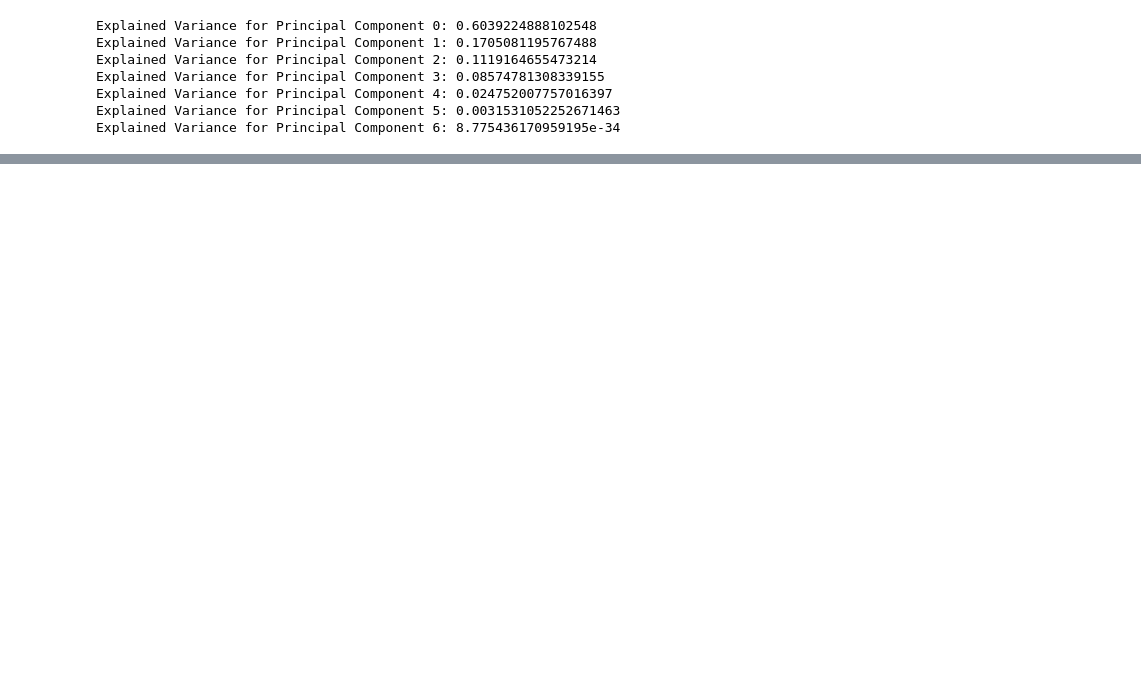
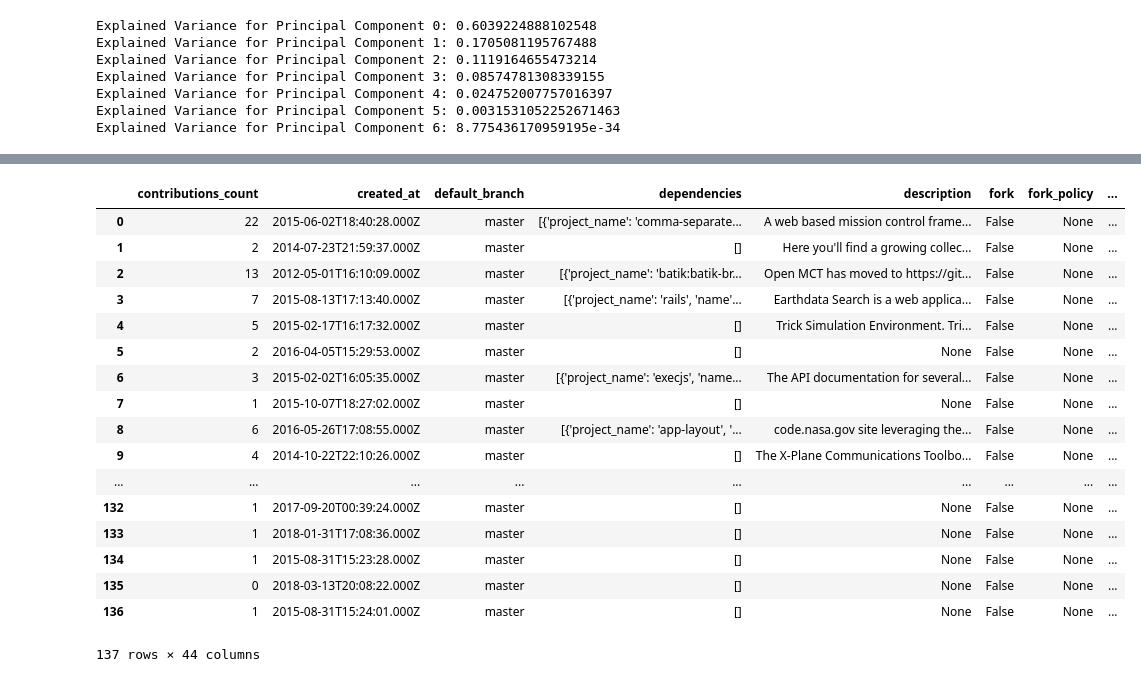
Before and after one commit to BriantOliveira/Topic-Modeling-NASA-Github, a Jupyter notebook: kernel.ipynb, the cells around one changed output, grey strips where cells are left out. Cells and saved outputs as stored; diff of their text form; code cells hidden in the pictures; blank space fills up the shorter version.

```diff
--- a/kernel.ipynb
+++ b/kernel.ipynb
@@ -700,0 +707,9 @@ Explained Variance for Principal Component 6: 8.775436170959195e-34
+# %%
+def divide_chunks(l, n):
+
+    # looping till length l
+    for i in range(0, len(l), n):
+        yield l[i:i + n]
+
+x = list(divide_chunks(names, 60))
+print (x)
@@ -700,0 +760,15 @@ Explained Variance for Principal Component 6: 8.775436170959195e-34
+# %%
+no_dependencies2 = []
+new_arr2 = []
+
+for value in x[1]:
+    url = f'https://libraries.io/api/github/{value}/dependencies?api_key=91f3f771438b366da564093e002a2c61'
+    r = requests.get(url)
+    if r.status_code == 404:
+        no_dependencies2.append((entry))
+    else:
+        depen = r.json()
+        new_arr2.append(depen)
+
+pretty_json(new_arr2)
+print(no_dependencies2)
@@ -700,0 +793,15 @@ Explained Variance for Principal Component 6: 8.775436170959195e-34
+# %%
+no_dependencies3 = []
+new_arr3 = []
+
+for value in x[2]:
+    url = f'https://libraries.io/api/github/{value}/dependencies?api_key=91f3f771438b366da564093e002a2c61'
+    r = requests.get(url)
+    if r.status_code == 404:
+        no_dependencies3.append((entry))
+    else:
+        proj_dependencies = r.json()
+        new_arr3.append(proj_dependencies)
+
+pretty_json(new_arr3)
+print(no_dependencies3)
@@ -700,0 +826,3 @@ Explained Variance for Principal Component 6: 8.775436170959195e-34
+# %%
+all_code_dependecies = new_arr + new_arr2 + new_arr3
+pretty_json(all_code_dependecies)
@@ -700,0 +847,22 @@ Explained Variance for Principal Component 6: 8.775436170959195e-34
+# %%
+dependencies_df = pd.DataFrame(all_code_dependecies)
+dependencies_df
+# %% [output]
+|  | contributions_count | created_at | default_branch | dependencies | description | fork | fork_policy | ... |
+| 0 | 22 | 2015-06-02T18:40:28.000Z | master | [{'project_name': 'comma-separate... | A web based mission control frame... | False | None | ... |
+| 1 | 2 | 2014-07-23T21:59:37.000Z | master | [] | Here you'll find a growing collec... | False | None | ... |
+| 2 | 13 | 2012-05-01T16:10:09.000Z | master | [{'project_name': 'batik:batik-br... | Open MCT has moved to https://git... | False | None | ... |
+| 3 | 7 | 2015-08-13T17:13:40.000Z | master | [{'project_name': 'rails', 'name'... | Earthdata Search is a web applica... | False | None | ... |
+| 4 | 5 | 2015-02-17T16:17:32.000Z | master | [] | Trick Simulation Environment. Tri... | False | None | ... |
+| 5 | 2 | 2016-04-05T15:29:53.000Z | master | [] | None | False | None | ... |
+| 6 | 3 | 2015-02-02T16:05:35.000Z | master | [{'project_name': 'execjs', 'name... | The API documentation for several... | False | None | ... |
+| 7 | 1 | 2015-10-07T18:27:02.000Z | master | [] | None | False | None | ... |
+| 8 | 6 | 2016-05-26T17:08:55.000Z | master | [{'project_name': 'app-layout', '... | code.nasa.gov site leveraging the... | False | None | ... |
+| 9 | 4 | 2014-10-22T22:10:26.000Z | master | [] | The X-Plane Communications Toolbo... | False | None | ... |
+| ... | ... | ... | ... | ... | ... | ... | ... | ... |
+| 132 | 1 | 2017-09-20T00:39:24.000Z | master | [] | None | False | None | ... |
+| 133 | 1 | 2018-01-31T17:08:36.000Z | master | [] | None | False | None | ... |
+| 134 | 1 | 2015-08-31T15:23:28.000Z | master | [] | None | False | None | ... |
+| 135 | 0 | 2018-03-13T20:08:22.000Z | master | [] | None | False | None | ... |
+| 136 | 1 | 2015-08-31T15:24:01.000Z | master | [] | None | False | None | ... |
+137 rows × 44 columns
```
Also changed, not shown: parts of 56 cells of this notebook.
